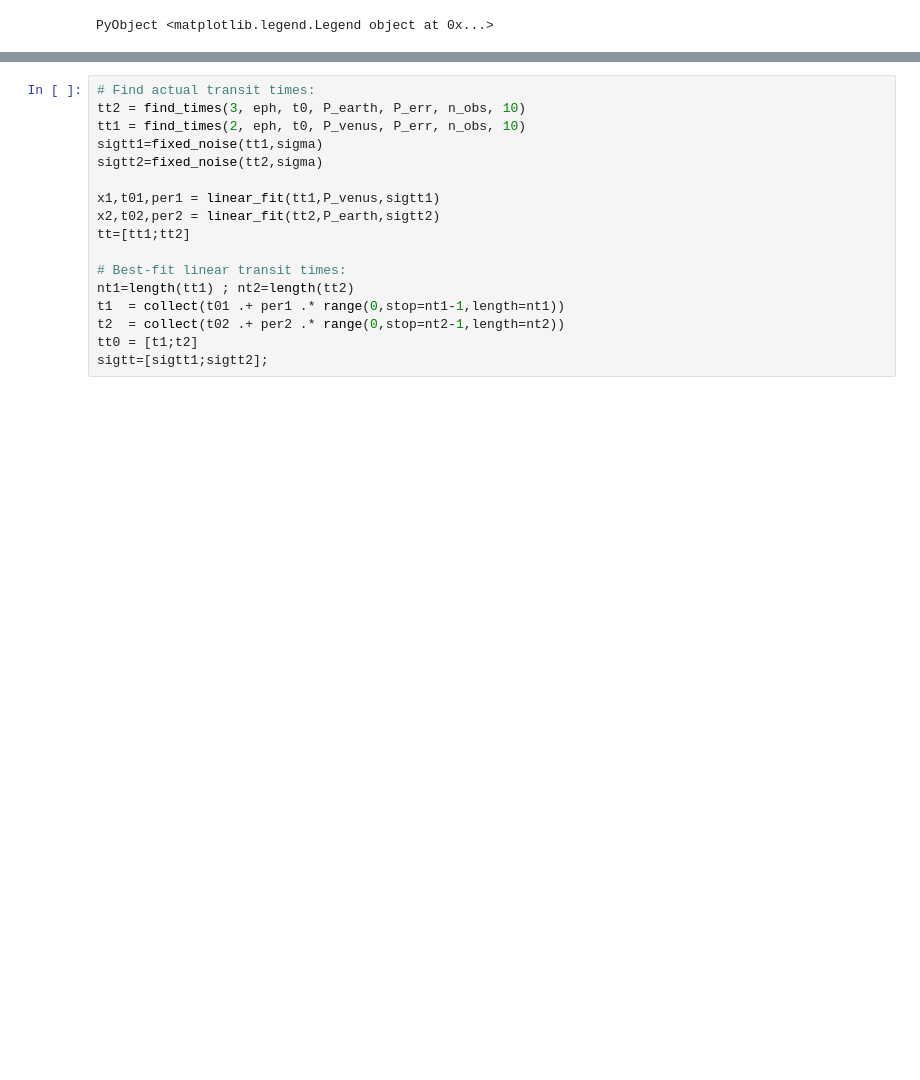
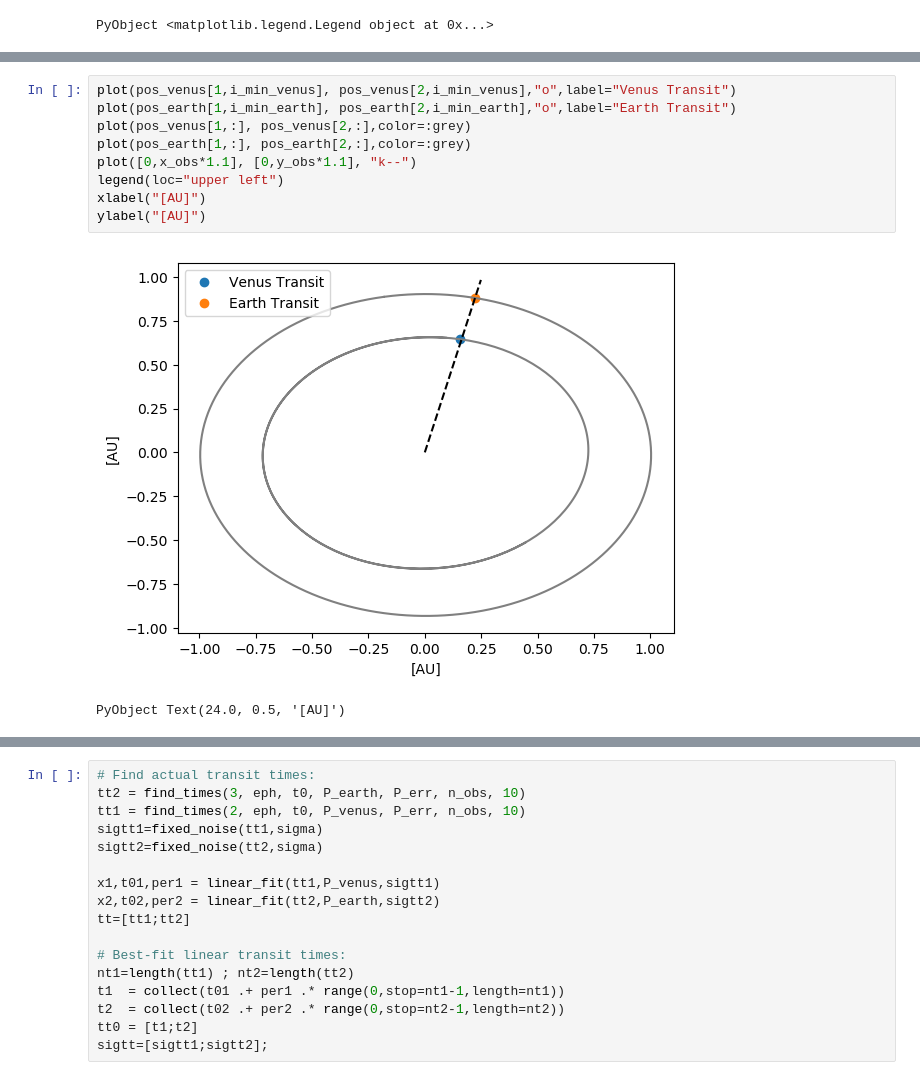
Before and after one commit to bmlindor/ttv_ss, a Jupyter notebook: sim_workspace.ipynb, the cells around one changed output, grey strips where cells are left out. Saved outputs shown, nothing was run; the diff lists cells and outputs as text; blank space fills up the shorter version.

Commit message:
created test sim images

```diff
--- a/sim_workspace.ipynb
+++ b/sim_workspace.ipynb
@@ -103,0 +101,12 @@ PyObject <matplotlib.legend.Legend object at 0x...>
+# %%
+plot(pos_venus[1,i_min_venus], pos_venus[2,i_min_venus],"o",label="Venus Transit")
+plot(pos_earth[1,i_min_earth], pos_earth[2,i_min_earth],"o",label="Earth Transit")
+plot(pos_venus[1,:], pos_venus[2,:],color=:grey)
+plot(pos_earth[1,:], pos_earth[2,:],color=:grey)
+plot([0,x_obs*1.1], [0,y_obs*1.1], "k--")
+legend(loc="upper left")
+xlabel("[AU]")
+ylabel("[AU]")
+# %% [output]
+[figure, added]
+PyObject Text(24.0, 0.5, '[AU]')
```
Also changed, not shown: parts of 2 cells of this notebook, 5 other files.
